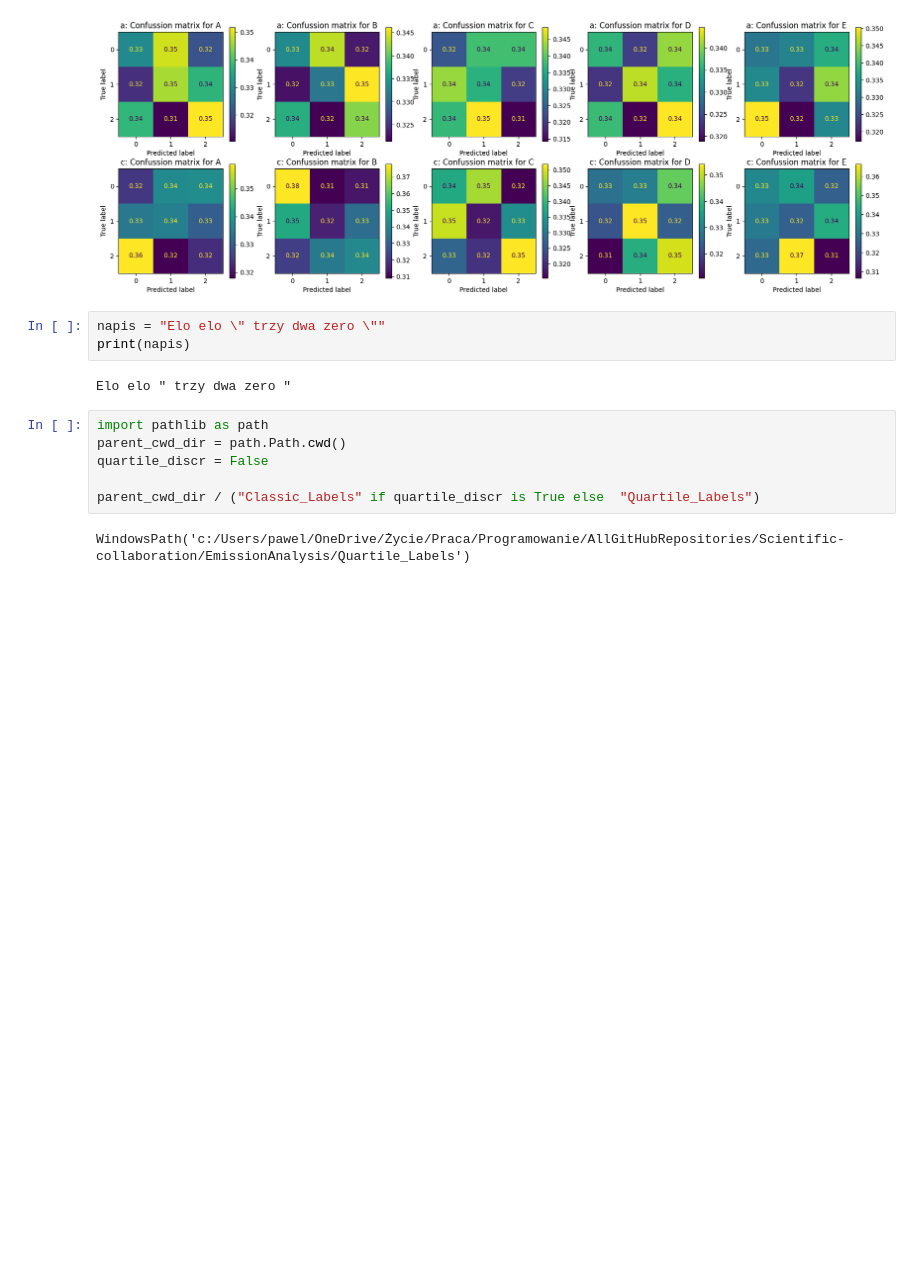
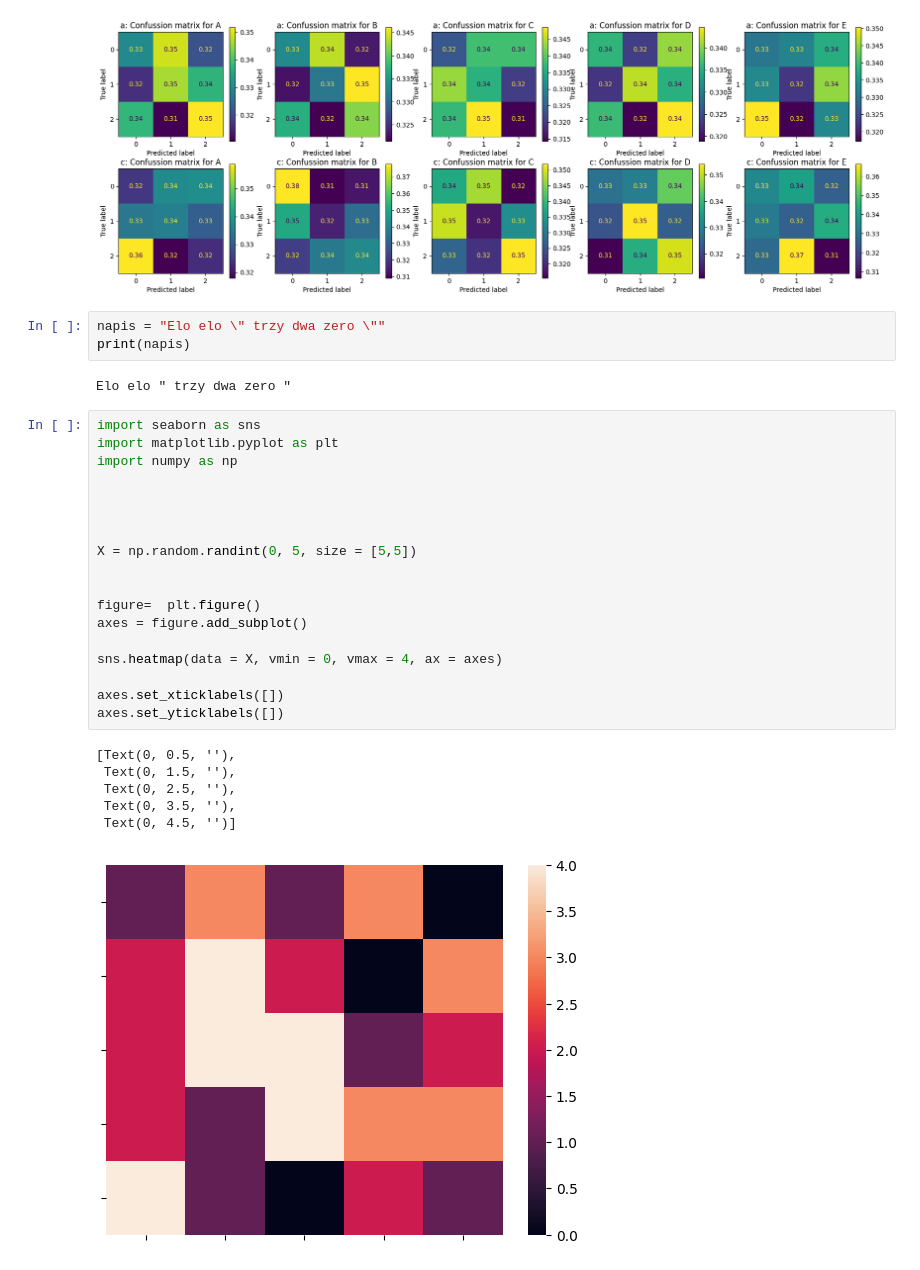
Before and after one commit to Pawel-Tomasz-Nowak/Scientific-collaboration, a Jupyter notebook: EmissionAnalysis/testowanie.ipynb, the cells around one changed output. Drawn from its saved outputs; the diff is of its cells as text; blank space fills up the shorter version.

```diff
--- a/EmissionAnalysis/testowanie.ipynb
+++ b/EmissionAnalysis/testowanie.ipynb
@@ -1437,11 +1437,28 @@ napis = "Elo elo \" trzy dwa zero \""
 print(napis)
 # %% [output]
 Elo elo " trzy dwa zero "
-# %%
-import pathlib as path
-parent_cwd_dir = path.Path.cwd()
-quartile_discr = False
-
-parent_cwd_dir / ("Classic_Labels" if quartile_discr is True else  "Quartile_Labels")
-# %% [output]
-WindowsPath('c:/Users/pawel/OneDrive/Życie/Praca/Programowanie/AllGitHubRepositories/Scientific-collaboration/EmissionAnalysis/Quartile_Labels')
+# %%
+import seaborn as sns
+import matplotlib.pyplot as plt
+import numpy as np
+
+
+
+
+X = np.random.randint(0, 5, size = [5,5])
+
+
+figure=  plt.figure()
+axes = figure.add_subplot()
+
+sns.heatmap(data = X, vmin = 0, vmax = 4, ax = axes)
+
+axes.set_xticklabels([])
+axes.set_yticklabels([])
+# %% [output]
+[Text(0, 0.5, ''),
+ Text(0, 1.5, ''),
+ Text(0, 2.5, ''),
+ Text(0, 3.5, ''),
+ Text(0, 4.5, '')]
+[figure, added]
```
Also changed, not shown: 3 other files.
